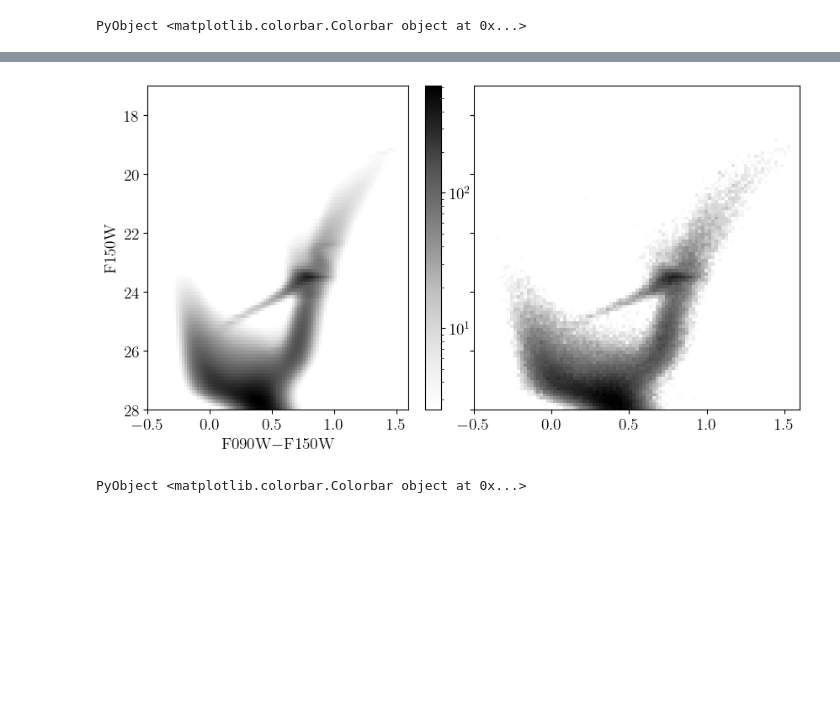
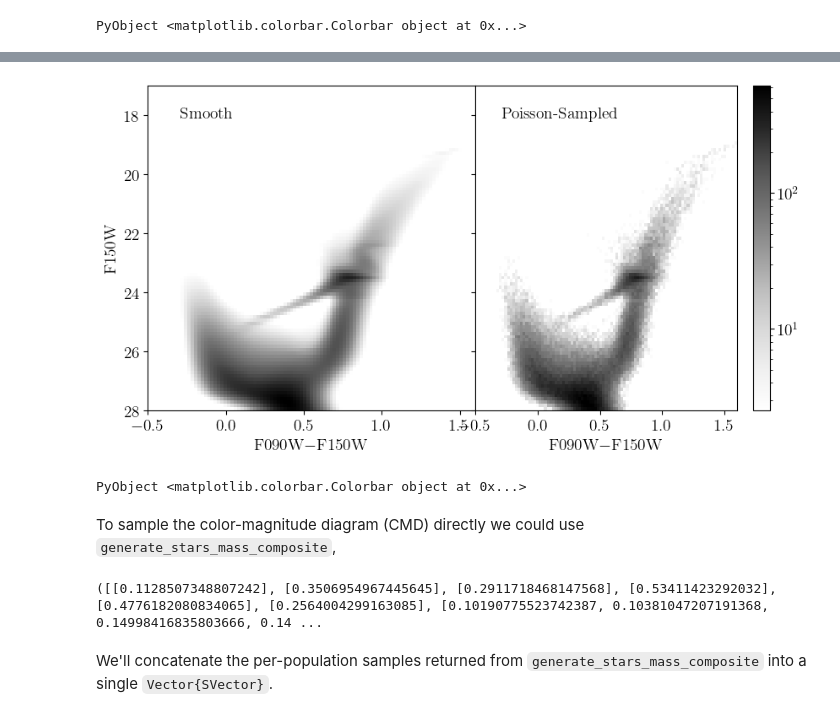
Before and after one commit to cgarling/StarFormationHistories.jl, a Jupyter notebook: examples/fitting1.ipynb, the cells around one changed output, grey strips where cells are left out. Drawn from its saved outputs; the diff is of its cells as text; code cells hidden in the pictures; blank space fills up the shorter version.

Commit message:
continue example
done with most of the regular fit_templates and hmc_sample examples; soon time to move on to the MDF models.

```diff
--- a/examples/fitting1.ipynb
+++ b/examples/fitting1.ipynb
@@ -134,7 +132,7 @@ imf = Kroupa2001(0.08, 100.0) # Initial mass function model
 unique_logAge = unique(table.logAge)
 unique_MH = unique(table.MH)
 template_norm = 1e3 # The stellar mass of the populations in each template
-edges = (range(-0.5, 1.6, length=100), range(17.0, 28.0, length=100)) # The bin edges for the Hess diagrams
+edges = (range(-0.5, 1.6, length=100), range(distmod-8.0, distmod+3.0, length=100)) # The bin edges for the Hess diagrams (17,28)
 # %% [output]
 (-0.5:0.021212121212121213:1.6, 17.0:0.1111111111111111:28.0)
 # %%
@@ -394,18 +398,30 @@ model3 = poisson_sample(model2)
 # %%
 fig,axs=plt.subplots(nrows=1,ncols=2,sharex=true,sharey=true,figsize=(10,5))
 fig.subplots_adjust(hspace=0.0,wspace=0.0)
 
-im1=axs[1].imshow(model2', origin="lower",
+im1=axs[1].imshow(permutedims(model2), origin="lower",
     extent=(extrema(edges[1])..., extrema(edges[2])...),
     aspect="auto", cmap="Greys", norm=plt.matplotlib.colors.LogNorm(vmin=2.5), rasterized=true)
-axs[2].imshow(model3', origin="lower",
+axs[1].text(0.1,0.9,"Smooth",transform=axs[1].transAxes)
+axs[2].imshow(permutedims(model3), origin="lower",
     extent=(extrema(edges[1])..., extrema(edges[2])...),
     aspect="auto", cmap="Greys", norm=plt.matplotlib.colors.LogNorm(vmin=2.5,vmax=im1.get_clim()[2]), rasterized=true)
+axs[2].text(0.1,0.9,"Poisson-Sampled",transform=axs[2].transAxes)
 axs[1].set_xlabel(L"F090W$-$F150W")
+axs[2].set_xlabel(L"F090W$-$F150W")
 axs[1].set_ylabel("F150W")
 axs[1].set_ylim(reverse(extrema(edges[2])))
 axs[1].set_xlim(extrema(edges[1]))
-fig.colorbar(im1)
+fig.colorbar(im1, ax=axs[2])
 # %% [output]
-[figure, old version]
+[figure, new version]
 PyObject <matplotlib.colorbar.Colorbar object at 0x...>
+# %% [markdown]
+To sample the color-magnitude diagram (CMD) directly we could use `generate_stars_mass_composite`,
+# %%
+import StarFormationHistories: generate_stars_mass_composite, NoBinaries
+starcat = generate_stars_mass_composite(template_mini, template_isomags, ["F090W", "F150W"], stellar_mass, x0, imf; dist_mod=distmod, binary_model=NoBinaries())
+# %% [output]
+([[0.1128507348807242], [0.3506954967445645], [0.2911718468147568], [0.53411423292032], [0.4776182080834065], [0.2564004299163085], [0.10190775523742387, 0.10381047207191368, 0.14998416835803666, 0.14 ...
+# %% [markdown]
+We'll concatenate the per-population samples returned from `generate_stars_mass_composite` into a single `Vector{SVector}`.
```
Also changed, not shown: parts of 56 cells of this notebook, 1 other file.
